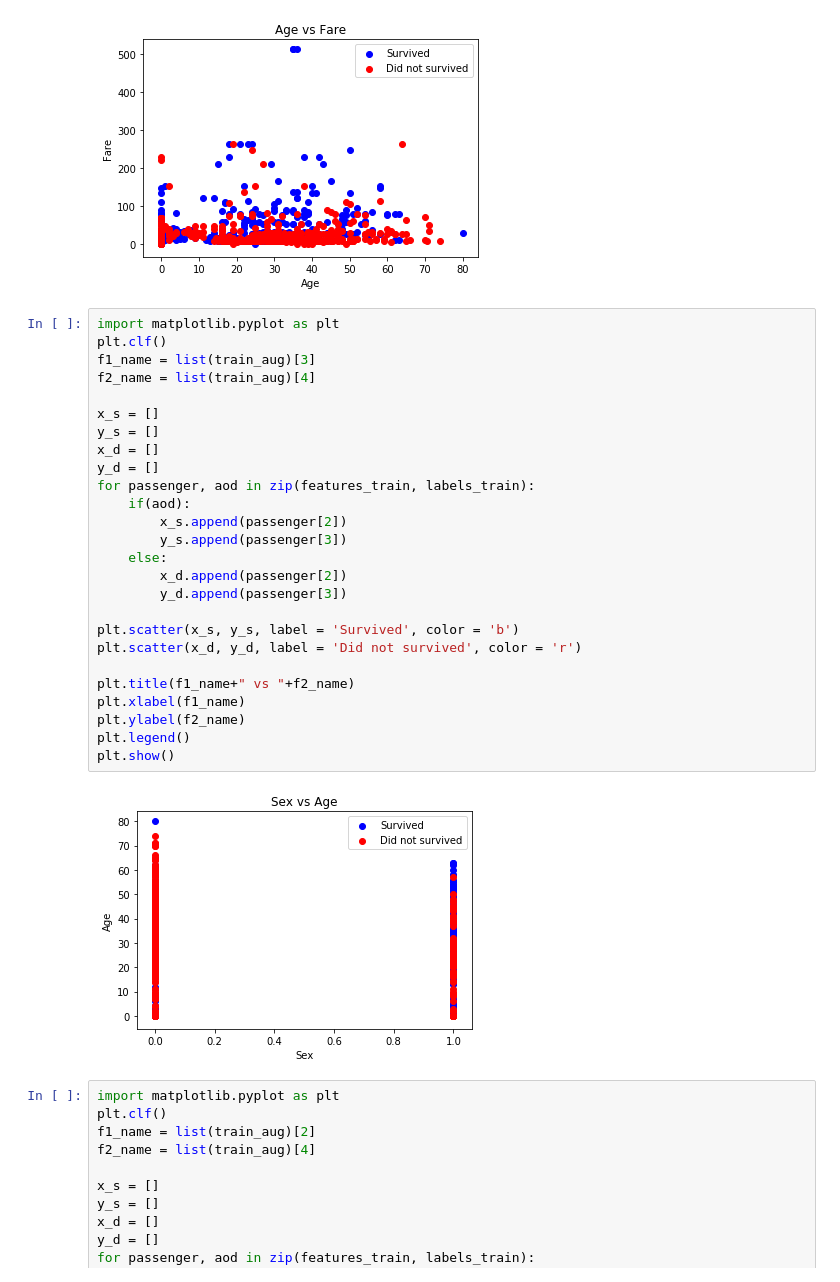
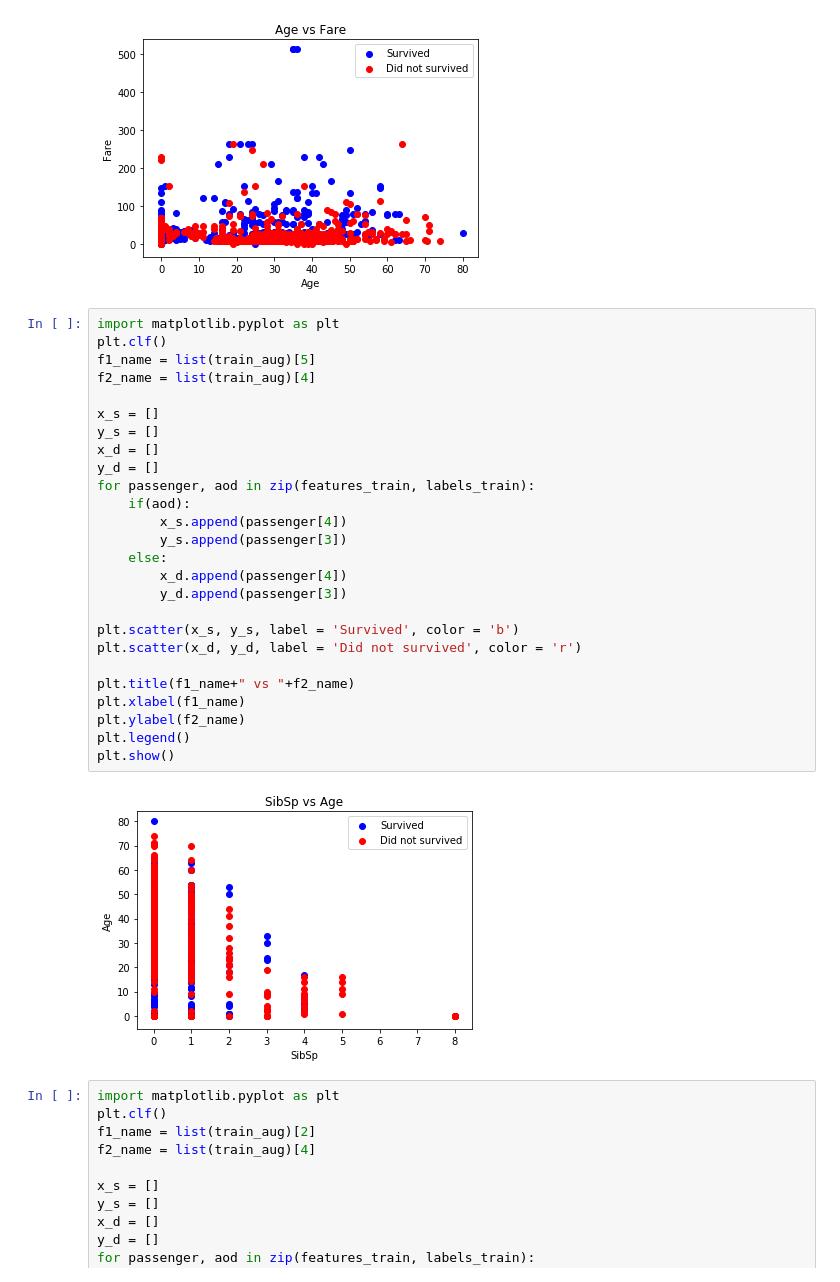
Before and after one commit to Pratheek-RM/Data-Sci-Projects, a Jupyter notebook: ml/titanic/titanic.ipynb, the cells around one changed output. Drawn from its saved outputs; the diff is of its cells as text.

```diff
--- a/ml/titanic/titanic.ipynb
+++ b/ml/titanic/titanic.ipynb
@@ -124,31 +124,31 @@ plt.show()
 # %%
 import matplotlib.pyplot as plt
 plt.clf()
-f1_name = list(train_aug)[3]
+f1_name = list(train_aug)[5]
 f2_name = list(train_aug)[4]
 
 x_s = []
 y_s = []
 x_d = []
 y_d = []
 for passenger, aod in zip(features_train, labels_train):
     if(aod):
-        x_s.append(passenger[2])
+        x_s.append(passenger[4])
         y_s.append(passenger[3])
     else:
-        x_d.append(passenger[2])
+        x_d.append(passenger[4])
         y_d.append(passenger[3])
 
 plt.scatter(x_s, y_s, label = 'Survived', color = 'b')
 plt.scatter(x_d, y_d, label = 'Did not survived', color = 'r')
 
 plt.title(f1_name+" vs "+f2_name)
 plt.xlabel(f1_name)
 plt.ylabel(f2_name)
 plt.legend()
 plt.show()
 # %% [output]
-[figure, old version]
+[figure, new version]
 # %%
 import matplotlib.pyplot as plt
 plt.clf()
```
Also changed, not shown: parts of 1 cell of this notebook.
